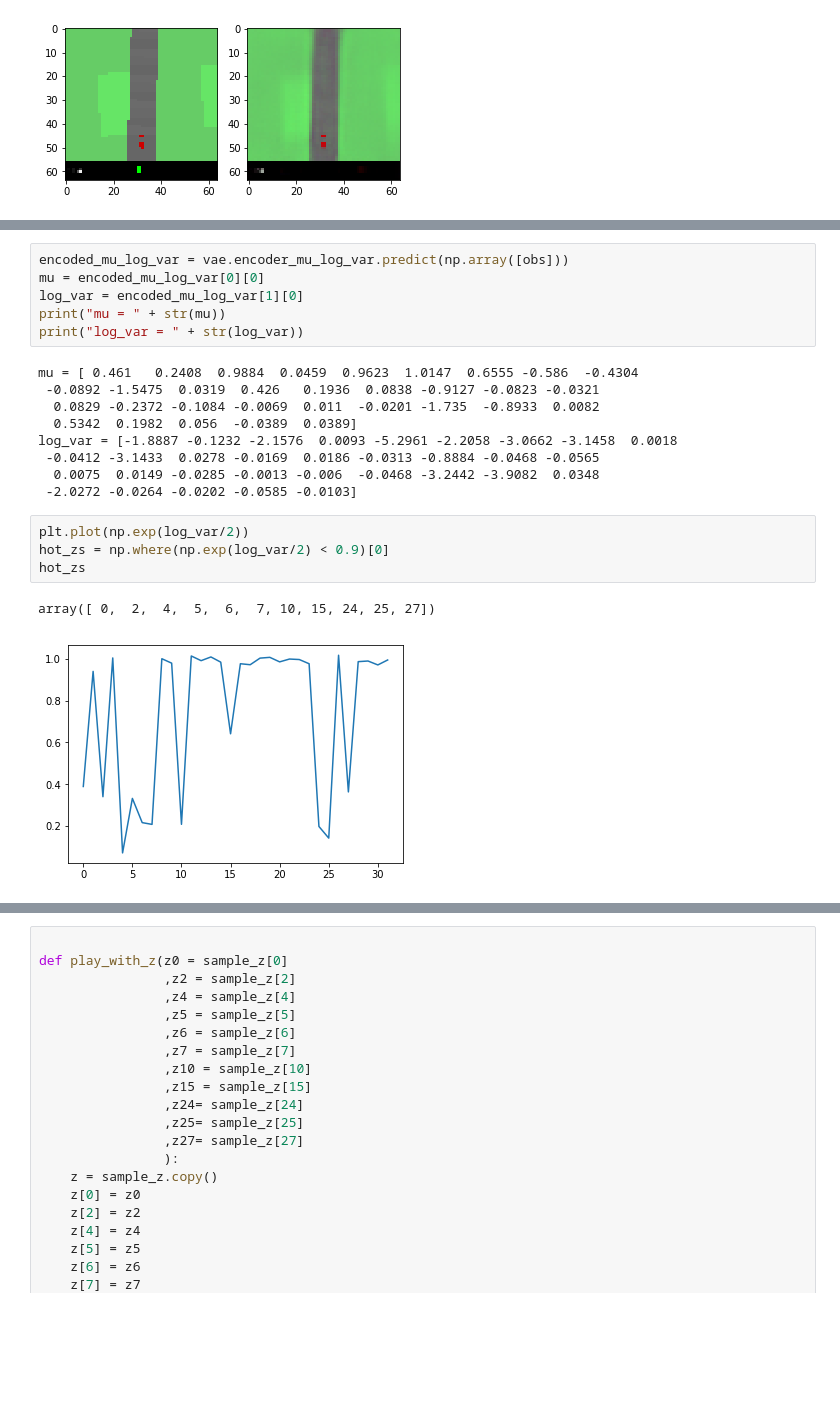
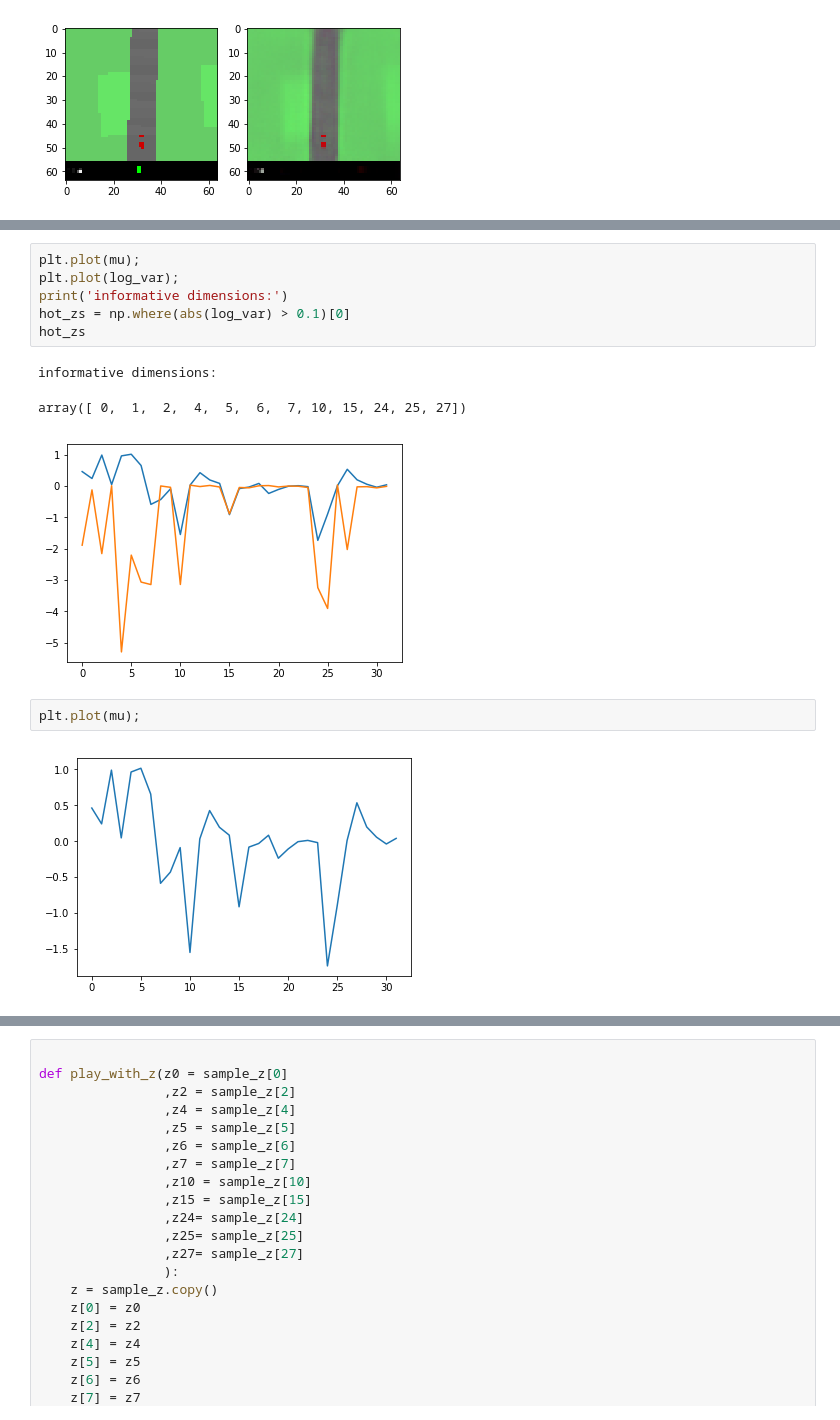
Before and after one commit to AppliedDataSciencePartners/WorldModels, a Jupyter notebook: check_vae.ipynb, the cells around one changed output, grey strips where cells are left out. Cells and saved outputs as stored; diff of their text form; blank space fills up the shorter version.

```diff
--- a/check_vae.ipynb
+++ b/check_vae.ipynb
@@ -69,25 +97,17 @@ z = [ 0.6445 -0.5652  0.84    0.2259  0.917   0.8561  0.5445 -0.6614 -1.2175
-# %%
-encoded_mu_log_var = vae.encoder_mu_log_var.predict(np.array([obs]))
-mu = encoded_mu_log_var[0][0]
-log_var = encoded_mu_log_var[1][0]
-print("mu = " + str(mu))
-print("log_var = " + str(log_var))
-# %% [output]
-mu = [ 0.461   0.2408  0.9884  0.0459  0.9623  1.0147  0.6555 -0.586  -0.4304
- -0.0892 -1.5475  0.0319  0.426   0.1936  0.0838 -0.9127 -0.0823 -0.0321
-  0.0829 -0.2372 -0.1084 -0.0069  0.011  -0.0201 -1.735  -0.8933  0.0082
-  0.5342  0.1982  0.056  -0.0389  0.0389]
-log_var = [-1.8887 -0.1232 -2.1576  0.0093 -5.2961 -2.2058 -3.0662 -3.1458  0.0018
- -0.0412 -3.1433  0.0278 -0.0169  0.0186 -0.0313 -0.8884 -0.0468 -0.0565
-  0.0075  0.0149 -0.0285 -0.0013 -0.006  -0.0468 -3.2442 -3.9082  0.0348
- -2.0272 -0.0264 -0.0202 -0.0585 -0.0103]
 # %%
-plt.plot(np.exp(log_var/2))
-hot_zs = np.where(np.exp(log_var/2) < 0.9)[0]
+plt.plot(mu);
+plt.plot(log_var);
+print('informative dimensions:')
+hot_zs = np.where(abs(log_var) > 0.1)[0]
 hot_zs
 # %% [output]
-array([ 0,  2,  4,  5,  6,  7, 10, 15, 24, 25, 27])
+informative dimensions:
+array([ 0,  1,  2,  4,  5,  6,  7, 10, 15, 24, 25, 27])
-[figure, old version]
+[figure, new version]
+# %%
+plt.plot(mu);
+# %% [output]
+[figure, added]
 # %%
 file1 = os.listdir(DIR_NAME)[200]
 obs_data1 = np.load(DIR_NAME + file)['obs']
```
Also changed, not shown: parts of 5 cells of this notebook, 19 other files.
